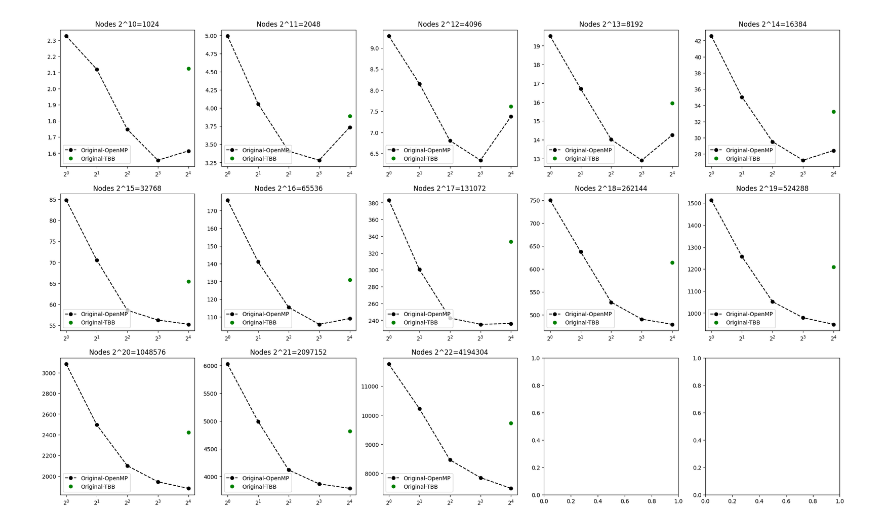
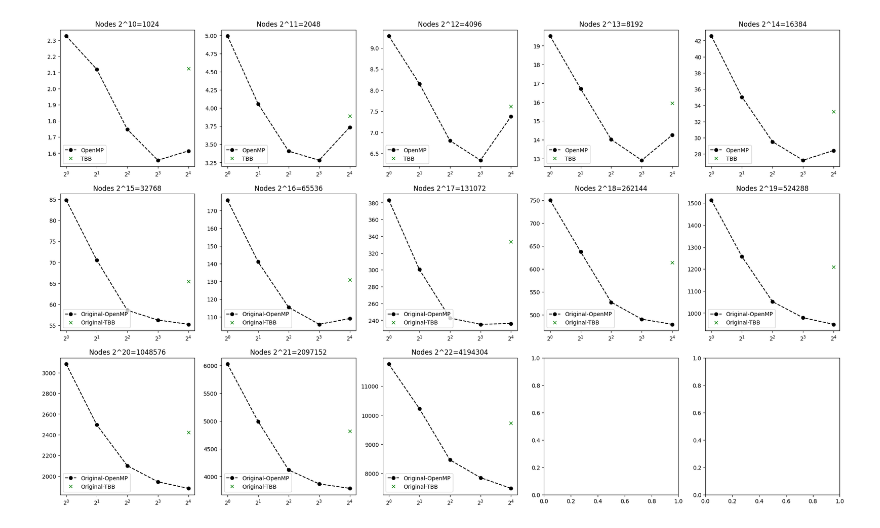
Before and after one commit to faccus/network_butcher, a Jupyter notebook: scripts/helper_notebooks/Constrained_Builder.ipynb, the cells around one changed output. Saved outputs shown, nothing was run; the diff lists cells and outputs as text; code cells hidden in the pictures.

```diff
--- a/scripts/helper_notebooks/Constrained_Builder.ipynb
+++ b/scripts/helper_notebooks/Constrained_Builder.ipynb
@@ -21,35 +21,35 @@ res_revision = get_table(path_revision, 'report_Constrained_Builder', 'TotalTime
 
 for i in range(5):
     axs[0,i].set_title('Nodes 2^' + str(10+i) + '=' + str(pow(2,10+i)))
 
 
     axs[0,i].plot([1,2,4,8,16], res_revision[i, 1:6], '--ko')
-    axs[0,i].plot(16, res_revision[i, 6], 'go')
+    axs[0,i].plot(16, res_revision[i, 6], 'gx')
 
 
     axs[0,i].set_xscale('log', base=2)
-    axs[0,i].legend(['Original-OpenMP', 'Original-TBB', 'Revision-OpenMP', 'Revision-Original-TBB'], loc='lower left')
+    axs[0,i].legend(['OpenMP', 'TBB'], loc='lower left')
 
 for i in range(5):
     axs[1,i].set_title('Nodes 2^' + str(15+i) + '=' + str(pow(2,15+i)))
 
 
     axs[1,i].plot([1,2,4,8,16],res_revision[5+i, 1:6], '--ko')
-    axs[1,i].plot(16, res_revision[i+5, 6], 'go')
+    axs[1,i].plot(16, res_revision[i+5, 6], 'gx')
 
 
     axs[1,i].set_xscale('log', base=2)
     axs[1,i].legend(['Original-OpenMP', 'Original-TBB', 'Revision-OpenMP', 'Revision-Original-TBB'], loc='lower left')
 
 for i in range(3):
     axs[2,i].set_title('Nodes 2^' + str(20+i) + '=' + str(pow(2,20+i)))
 
 
     axs[2,i].plot([1,2,4,8,16],res_revision[10+i, 1:6], '--ko')
-    axs[2,i].plot(16, res_revision[i+10, 6], 'go')
+    axs[2,i].plot(16, res_revision[i+10, 6], 'gx')
 
 
     axs[2,i].set_xscale('log', base=2)
     axs[2,i].legend(['Original-OpenMP', 'Original-TBB', 'Revision-OpenMP', 'Revision-Original-TBB'], loc='lower left')
 # %% [output]
-[figure, old version]
+[figure, new version]
```
Also changed, not shown: 12 other files.
